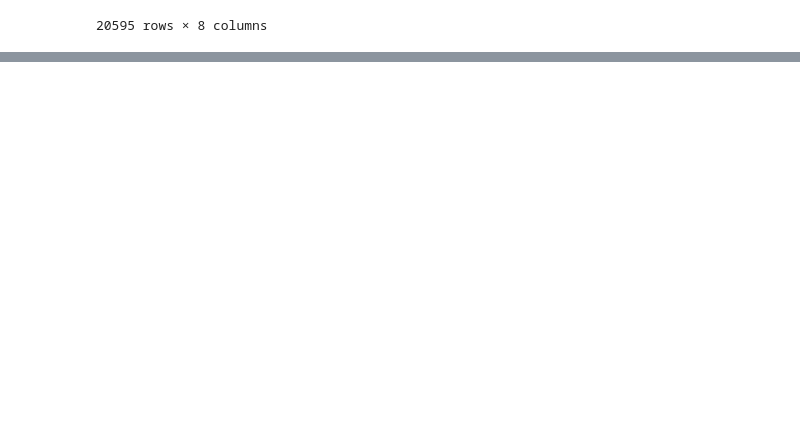
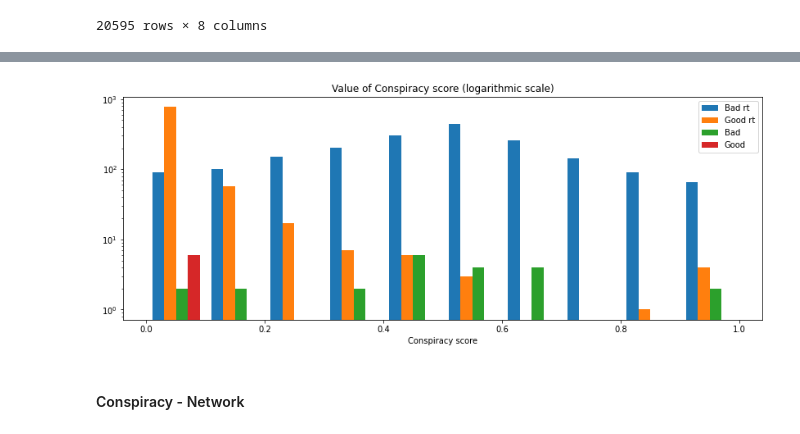
Before and after one commit to gi-ux/Vaccines_Discussion_Italy, a Jupyter notebook: Laura/10.Good_Vs_Bad.ipynb, the cells around one changed output, grey strips where cells are left out. Cells and saved outputs as stored; diff of their text form; code cells hidden in the pictures; blank space fills up the shorter version.

```diff
--- a/Laura/10.Good_Vs_Bad.ipynb
+++ b/Laura/10.Good_Vs_Bad.ipynb
@@ -308,0 +289,3 @@ Name: reason, dtype: int64
+# %%
+cred_user = pd.read_csv(path_files + "result_cred_score_thresh_20.csv", lineterminator="\n")
+cred_user
@@ -308,0 +306,21 @@ Name: reason, dtype: int64
+# %%
+merge_bad = bad.merge(cred_user, left_on="screen_name", right_on="user_screen_name", how="left")
+merge_good = good.merge(cred_user, left_on="screen_name", right_on="user_screen_name", how="left")
+merge_bad_rt = bad_rt.merge(cred_user, left_on="screen_name", right_on="user_screen_name", how="left")
+merge_good_rt = good_rt.merge(cred_user, left_on="screen_name", right_on="user_screen_name", how="left")
+# %%
+plt.hist([merge_bad_rt["conspiracy_score"],
+          merge_good_rt["conspiracy_score"],
+          merge_bad["conspiracy_score"],
+          merge_good["conspiracy_score"]],
+          label=['Bad rt', 'Good rt', 'Bad', 'Good'])
+plt.legend(loc='upper right')
+plt.title("Value of Conspiracy score (logarithmic scale)")
+plt.yscale('log', nonposy='clip')
+plt.xlabel("Conspiracy score")
+plt.rcParams["figure.figsize"] = (14,5)
+plt.show()
+# %% [output]
+[figure, added]
+# %% [markdown]
+#### Conspiracy - Network
```
Also changed, not shown: parts of 18 cells of this notebook, 4 other files.
